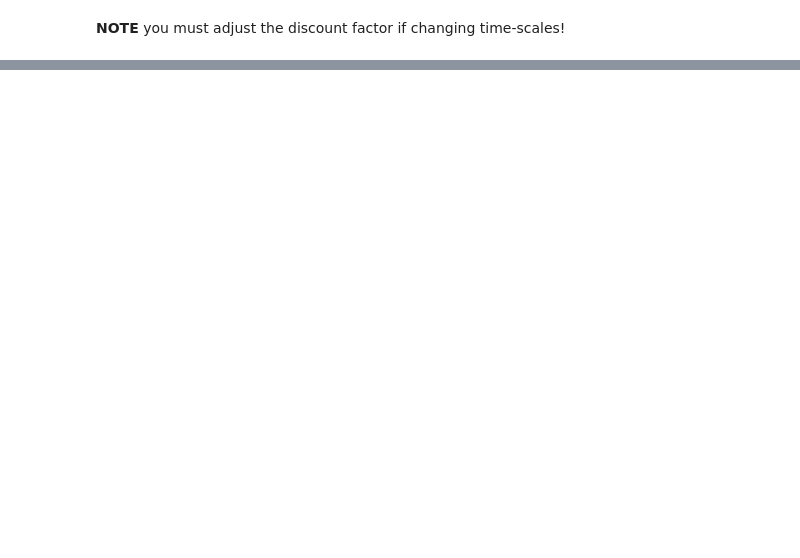
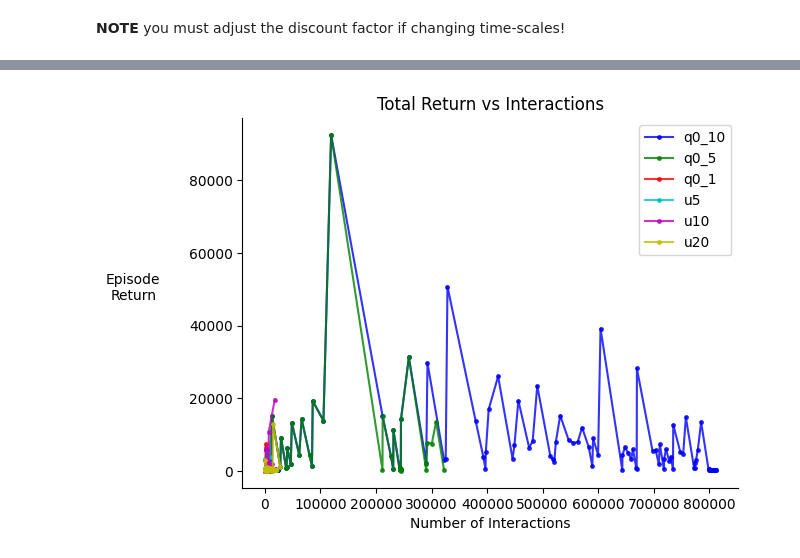
Before and after one commit to aa14k/adaptive_time, a Jupyter notebook: code/adaptive_time/notebooks/tradeoff_plots_alex.ipynb, the cells around one changed output, grey strips where cells are left out. Cells and saved outputs as stored; diff of their text form; code cells hidden in the pictures; blank space fills up the shorter version.

```diff
--- a/code/adaptive_time/notebooks/tradeoff_plots_alex.ipynb
+++ b/code/adaptive_time/notebooks/tradeoff_plots_alex.ipynb
@@ -225,14 +243,16 @@ termination_prob=1.0/10000.0   # 1.0/500000.0
 epsilon = 0.05
 # budget = 10_000
 # budget_type = BudgetType.INTERACTIONS
-budget = 5_000
+budget = 1_000
 budget_type = BudgetType.UPDATES
 
-num_runs = 45
+num_runs = 2
 
 tau = 0.002
 # tau = 0.02
 env.stepTime(tau)
+
+date_postfix = datetime.now().strftime("%Y%m%d-%H%M%S")
 
 # sampler = samplers.AdaptiveQuadratureSampler2(tolerance=0.1)
 # sampler = samplers.AdaptiveQuadratureSampler2(tolerance=0.0)
@@ -253,10 +273,17 @@ for name, sampler in tqdm(samplers_tried.items()):
     results[name] = Parallel(n_jobs = num_runs)(
         delayed(run_experiment)(
             seed+run, env, sampler, epsilon, budget, budget_type,
-            termination_prob, gamma=0.99999, tqdm=None, print_trajectory=False)
+            termination_prob, gamma=0.99999, date_postfix=date_postfix,
+            tqdm=None, print_trajectory=False)
             for run in range(num_runs)
         )
 
 
 print()
 print("DONE!")
+
+print("Saving results...")
+filename = f"tradeoff_results_{date_postfix}.pkl"
+with open(filename, "wb") as f:
+    pickle.dump(results, f)
+print("Saved results.")
@@ -275,7 +312,7 @@ def plot_perf(tuples_of_x_y_labels_kwargs, title, show):
     for x, y, label, kwargs in tuples_of_x_y_labels_kwargs:
         plt.plot(x, y, label=label, **kwargs)
 
-    plt.ylabel('Cumulative\nEpisode\nReturn', rotation=0, labelpad=40)
+    plt.ylabel('Episode\nReturn', rotation=0, labelpad=40)
     plt.legend()
 
     if title is not None:
@@ -287,25 +324,24 @@ def plot_perf(tuples_of_x_y_labels_kwargs, title, show):
 # %%
 
 
-# # if len(results) > 8:
-# #    raise ValueError("Too many results to plot")
-# # colors = plt.cm.get_cmap('Set2')(np.linspace(0,1,len(results)))
-# colors = ['b', 'g', 'r', 'c', 'm', 'y', 'k']
+colors = ['b', 'g', 'r', 'c', 'm', 'y', 'k']
 
-# tuples_of_x_y_labels_kwargs = []
-# for i, (name, stats) in enumerate(results.items()):
-#     for run in stats:
-#         tuples_of_x_y_labels_kwargs.append((
-#             run["total_interactions"],
-#             run["total_return"],
-#             name,
-#             {"color": colors[i]}
-#         ))
+tuples_of_x_y_labels_kwargs = []
+for i, (name, stats) in enumerate(results.items()):
+    for r_idx, run in enumerate(stats):
+        tuples_of_x_y_labels_kwargs.append((
+            run["total_interactions"],
+            run["total_return"],
+            name if r_idx==0 else None,
+            # {"color": colors[i], "marker": ".", "linestyle": "None", "markersize": 5, "alpha": 0.8}
+            {"color": colors[i], "marker": ".", "linestyle": "-", "markersize": 5, "alpha": 0.8}
+        ))
 
-# ax = plot_perf(tuples_of_x_y_labels_kwargs,
-#                "Total Return vs Interactions", False)
-# # ax.set_yscale('log')
-# ax.set_xlabel('Number of Interactions')
-# # ax.set_ylim(24, 30)
-# plt.show()
+ax = plot_perf(tuples_of_x_y_labels_kwargs,
+               "Total Return vs Interactions", False)
+# ax.set_yscale('log')
+ax.set_xlabel('Number of Interactions')
+plt.show()
+# %% [output]
+[figure, added]
 # %%
```
Also changed, not shown: parts of 15 cells of this notebook.
